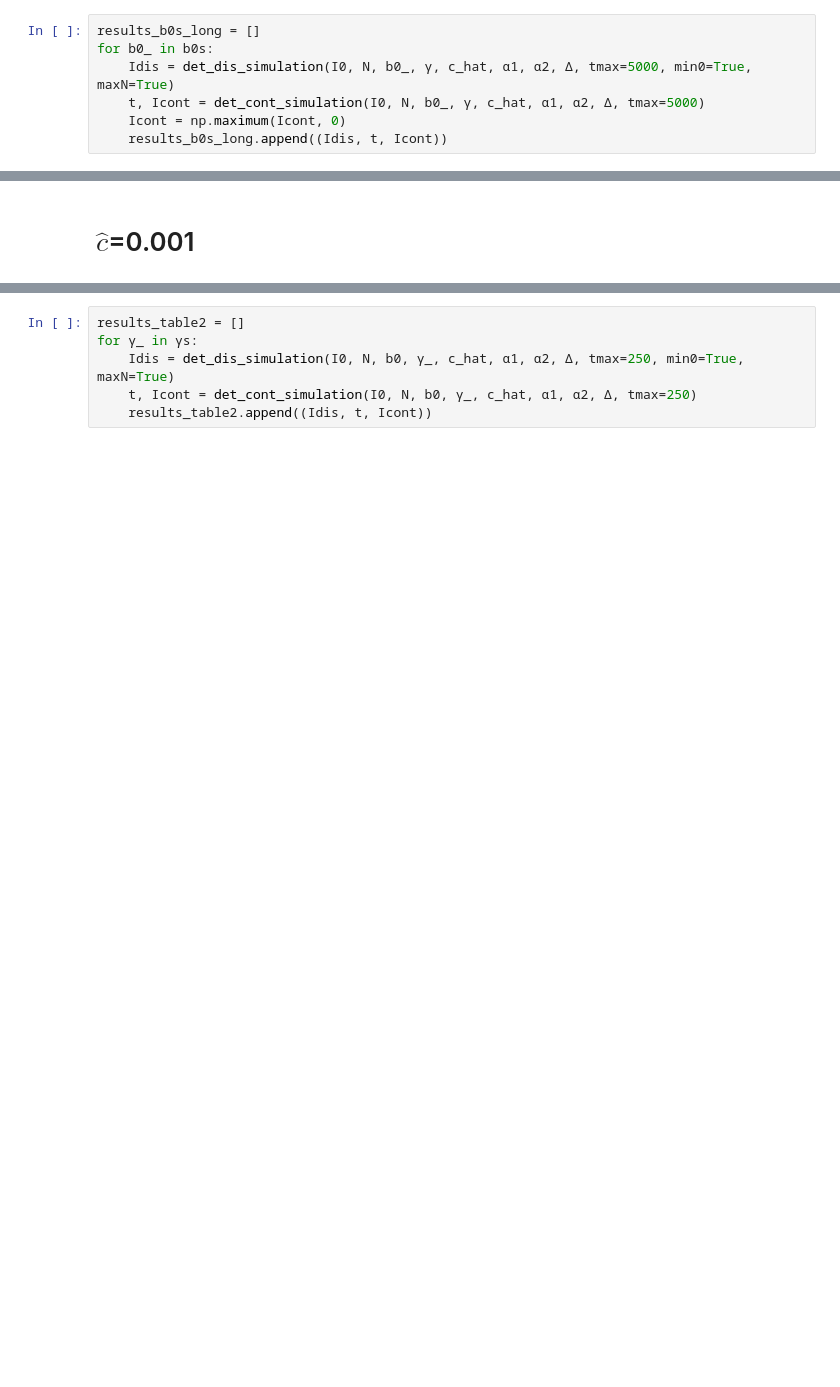
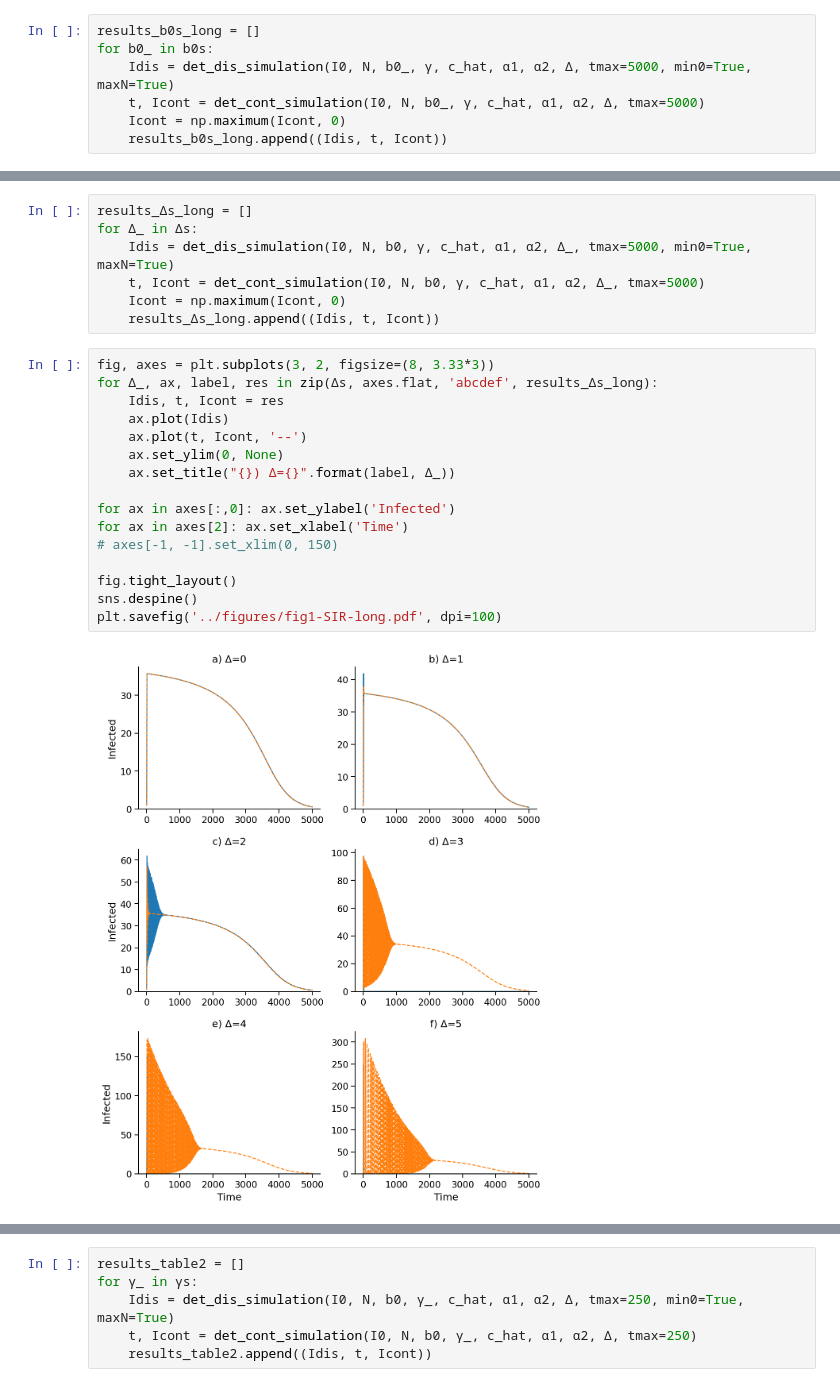
Before and after one commit to yoavram/SanJose, a Jupyter notebook: notebooks/model-SIR.ipynb, the cells around one changed output, grey strips where cells are left out. Cells and saved outputs as stored; diff of their text form; blank space fills up the shorter version.

```diff
--- a/notebooks/model-SIR.ipynb
+++ b/notebooks/model-SIR.ipynb
@@ -183,4 +203,27 @@ plt.savefig('../figures/fig3-SIR.pdf', dpi=100)
 # %% [output]
 [figure]
-# %% [markdown]
-# $\hat{c}$=0.001
+# %%
+results_Δs_long = []
+for Δ_ in Δs:
+    Idis = det_dis_simulation(I0, N, b0, γ, c_hat, α1, α2, Δ_, tmax=5000, min0=True, maxN=True)
+    t, Icont = det_cont_simulation(I0, N, b0, γ, c_hat, α1, α2, Δ_, tmax=5000)
+    Icont = np.maximum(Icont, 0)
+    results_Δs_long.append((Idis, t, Icont))
+# %%
+fig, axes = plt.subplots(3, 2, figsize=(8, 3.33*3))
+for Δ_, ax, label, res in zip(Δs, axes.flat, 'abcdef', results_Δs_long):
+    Idis, t, Icont = res
+    ax.plot(Idis)
+    ax.plot(t, Icont, '--')
+    ax.set_ylim(0, None)
+    ax.set_title("{}) Δ={}".format(label, Δ_))
+
+for ax in axes[:,0]: ax.set_ylabel('Infected')
+for ax in axes[2]: ax.set_xlabel('Time')
+# axes[-1, -1].set_xlim(0, 150)
+
+fig.tight_layout()
+sns.despine()
+plt.savefig('../figures/fig1-SIR-long.pdf', dpi=100)
+# %% [output]
+[figure, added]
```
Also changed, not shown: parts of 39 cells of this notebook, 1 other file.
